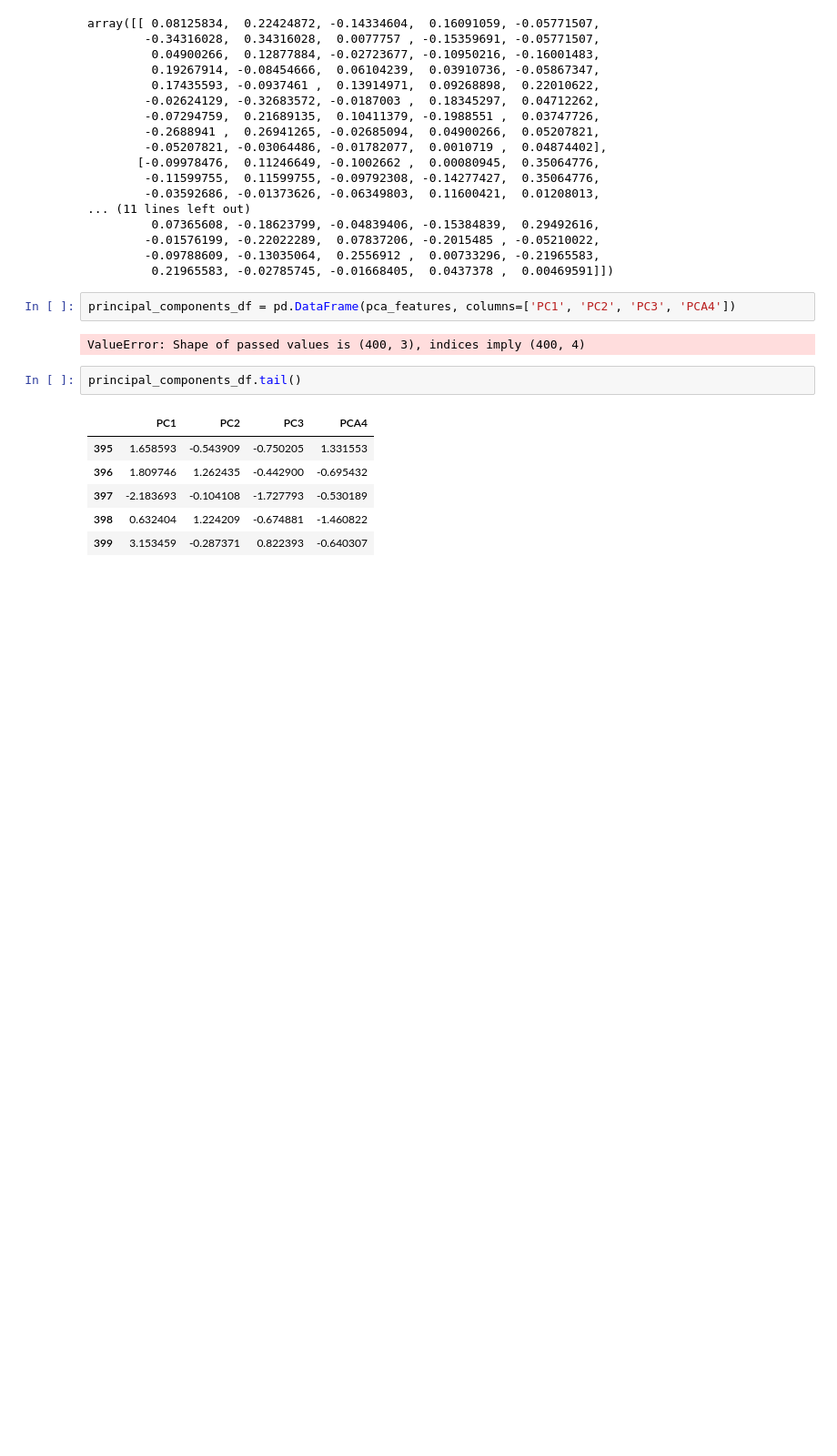
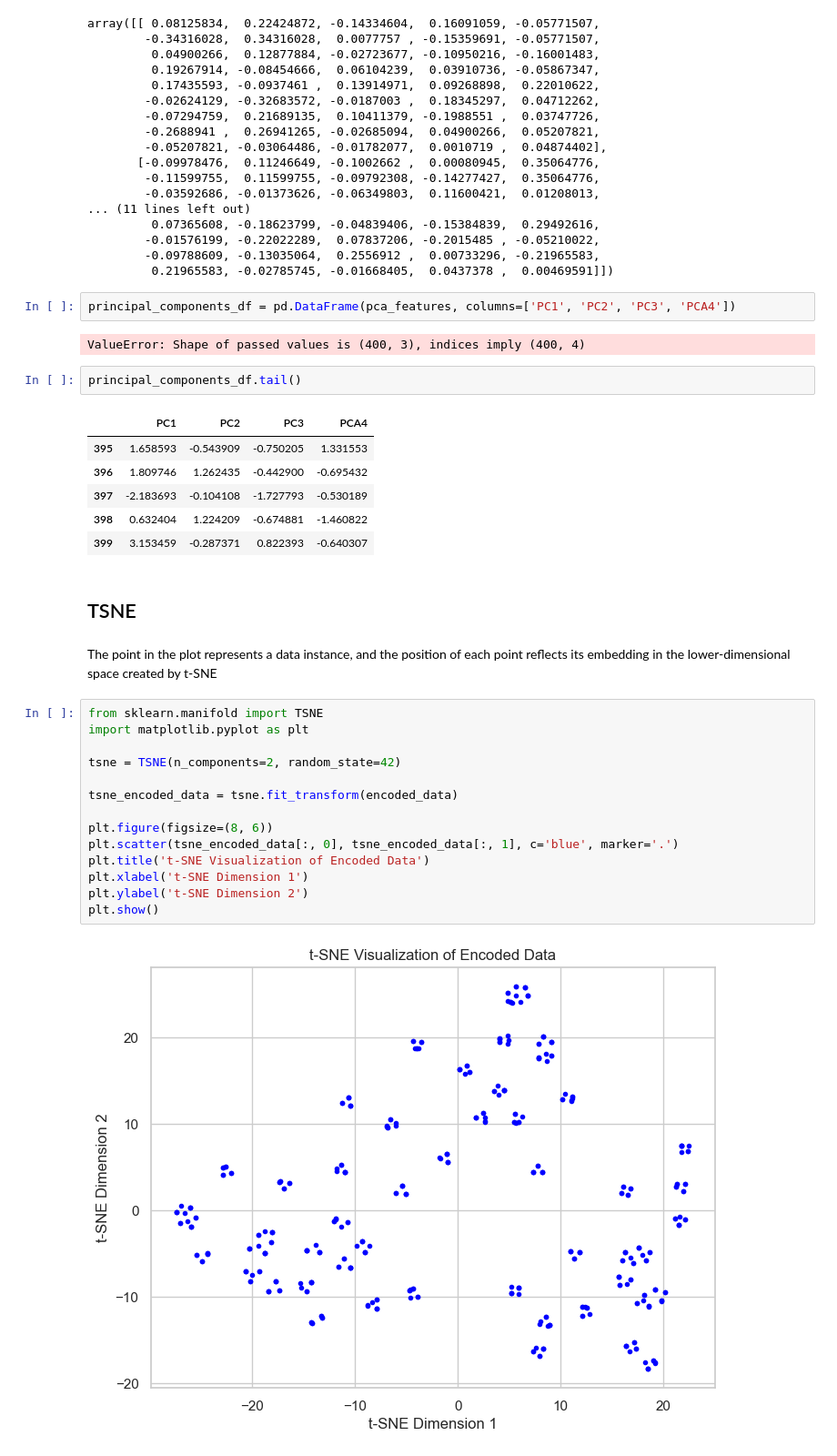
Before and after one commit to esoto15/text-tone-preference-analysis, a Jupyter notebook: Principal_Component_Analysis_main.ipynb, the cells around one changed output. Shown at 91% size. Drawn from its saved outputs; the diff is of its cells as text; blank space fills up the shorter version.

Commit message:
tsne implementation

```diff
--- a/Principal_Component_Analysis_main.ipynb
+++ b/Principal_Component_Analysis_main.ipynb
@@ -386,3 +386,23 @@ principal_components_df.tail()
 | 397 | -2.183693 | -0.104108 | -1.727793 | -0.530189 |
 | 398 | 0.632404 | 1.224209 | -0.674881 | -1.460822 |
 | 399 | 3.153459 | -0.287371 | 0.822393 | -0.640307 |
+# %% [markdown]
+## TSNE
+# %% [markdown]
+ The point in the plot represents a data instance, and the position of each point reflects its embedding in the lower-dimensional space created by t-SNE
+# %%
+from sklearn.manifold import TSNE
+import matplotlib.pyplot as plt
+
+tsne = TSNE(n_components=2, random_state=42)
+
+tsne_encoded_data = tsne.fit_transform(encoded_data)
+
+plt.figure(figsize=(8, 6))
+plt.scatter(tsne_encoded_data[:, 0], tsne_encoded_data[:, 1], c='blue', marker='.')
+plt.title('t-SNE Visualization of Encoded Data')
+plt.xlabel('t-SNE Dimension 1')
+plt.ylabel('t-SNE Dimension 2')
+plt.show()
+# %% [output]
+[figure, added]
```
